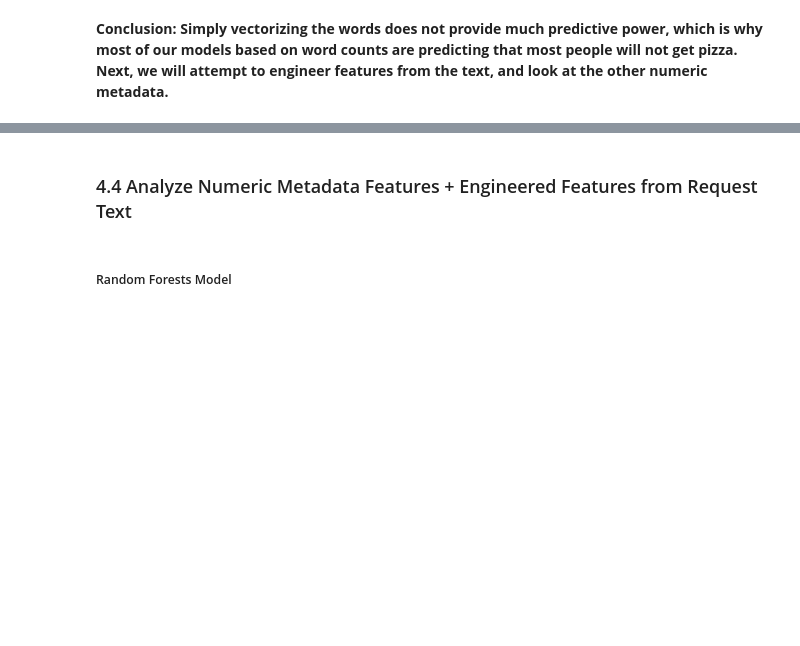
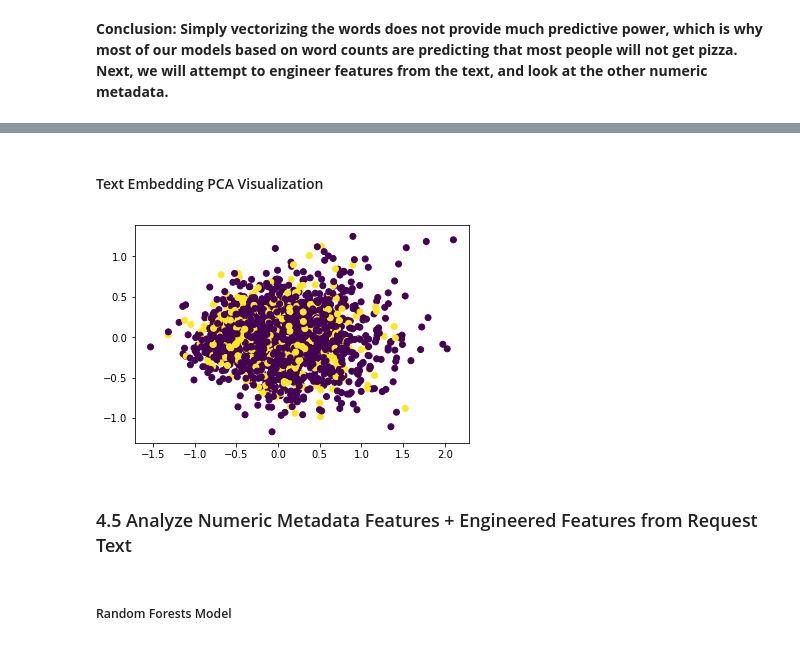
Before and after one commit to miketp333/Random_Acts_of_Pizza_Machine_Learning, a Jupyter notebook: w207_FinalProject_rev3.ipynb, the cells around one changed output, grey strips where cells are left out. Cells and saved outputs as stored; diff of their text form; code cells hidden in the pictures; blank space fills up the shorter version.

Commit message:
adding text embedding section

```diff
--- a/w207_FinalProject_rev3.ipynb
+++ b/w207_FinalProject_rev3.ipynb
@@ -617,0 +637,24 @@ Number predicted will get pizza: 31
+# %%
+# Logisitic modeling - running on embeded text data
+wtv_train_df = word_to_vec(train_df['request_title_and_text'])
+wtv_dev_df = word_to_vec(dev_df['request_title_and_text'])
+wtv_mini_df = word_to_vec(test_mini_data['request_title_and_text'])
+
+log_clf = LogisticRegression()
+C = {"C": [0.001, 0.01, 0.02, 0.03, 0.04, 0.05, 0.1, 0.5, 0.8, 1, 1.5, 5, 10]}
+log_gs = GridSearchCV(log_clf,C)
+log_gs.fit(wtv_dev_df, dev_labels)
+
+log_clf_best = LogisticRegression(C=log_gs.best_params_['C'])
+log_clf_best.fit(wtv_train_df, train_labels)
+log_clf_best_predicted = log_clf_best.predict(wtv_mini_df)
+fpr, tpr, _ = metrics.roc_curve(test_mini_labels, log_clf_best_predicted)
+
+print('----- Logistic Regression -----')
+print (log_gs.best_params_)
+accuracy = accuracy_score(log_clf_best_predicted, test_mini_labels) * 100
+print ('Logistic accuracy: {:2.3f}%'.format(accuracy))
+print ('Logistic accuracy (AUC): {:2.3f}%'.format(metrics.auc(fpr,tpr) * 100))
+print('Number of predictions:', len(log_clf_best_predicted))
+print('Number predicted will get pizza:',sum(log_clf_best_predicted))
+print('-----------------------------------')
@@ -618,5 +669,14 @@ Number predicted will get pizza: 31
+# %% [markdown]
+#### Text Embedding PCA Visualization
+# %%
+pca = PCA(n_components=2)
+wtv_train_df_pca = pca.fit_transform(wtv_train_df)
+plt.scatter(wtv_train_df_pca[:,0],wtv_train_df_pca[:,1],c=train_labels)
+plt.show()
+# %% [output]
+[figure, added]
 # %% [markdown]
-### 4.4 Analyze Numeric Metadata Features + Engineered Features from Request Text
+### 4.5 Analyze Numeric Metadata Features + Engineered Features from Request Text
 # %%
 # Feature engineering ideas
 # (Ideas based on Stanford paper: How to Ask for a Favor: A Case Study on the Success of Altruistic Requests)
```
Also changed, not shown: parts of 17 cells of this notebook.
